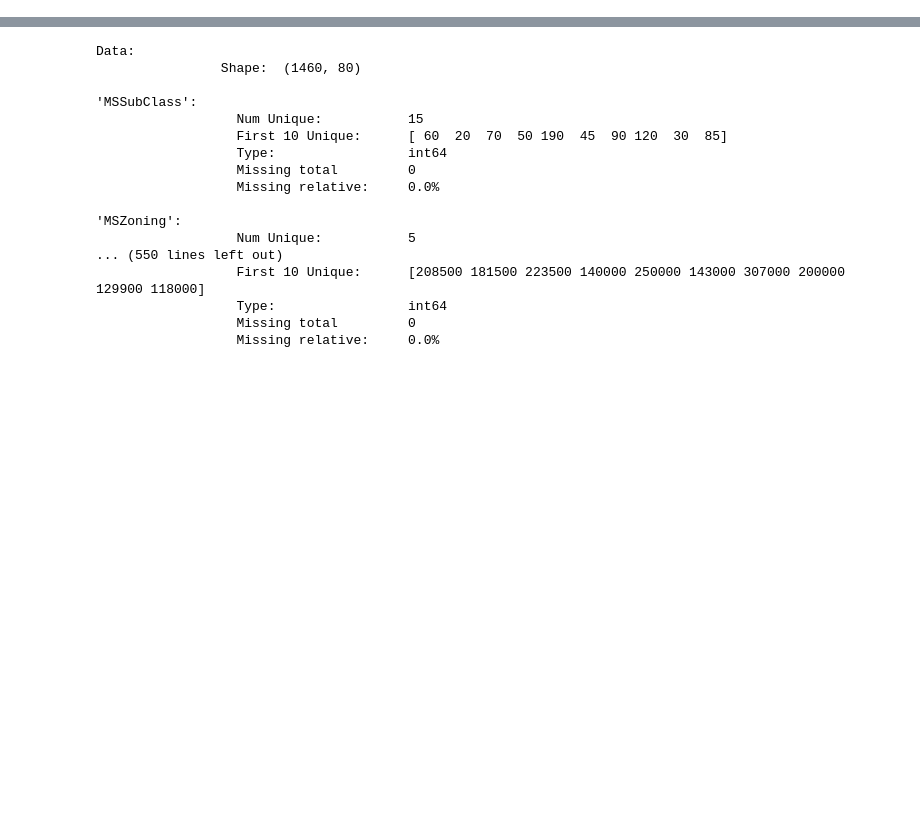
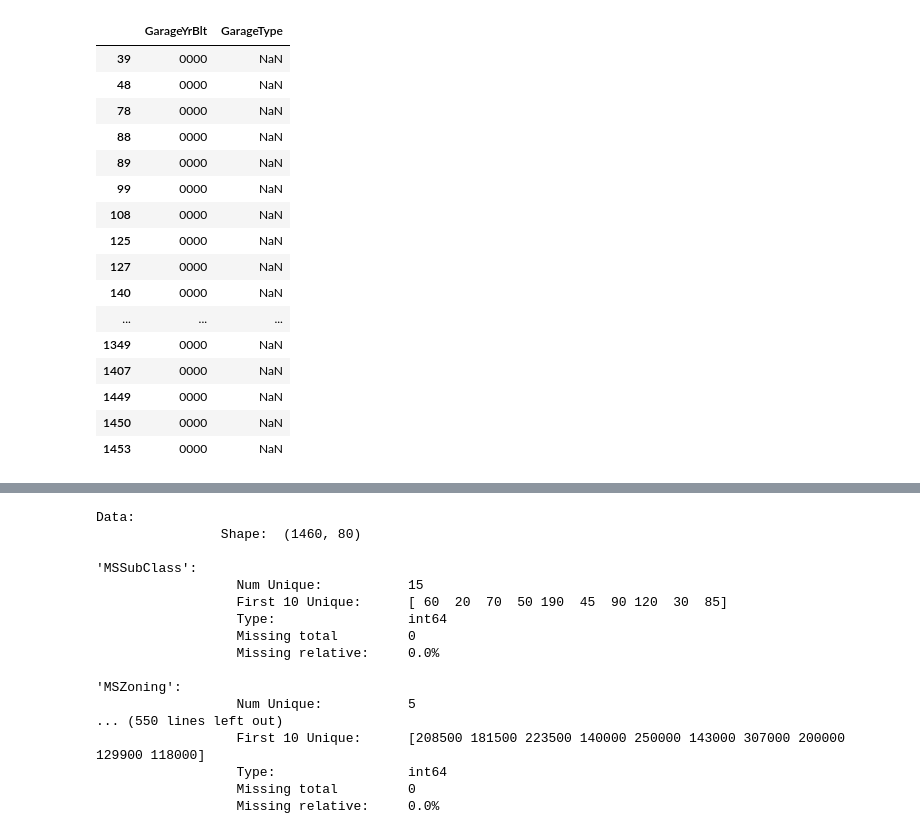
Before and after one commit to michi-jeremias/eda, a Jupyter notebook: Untitled.ipynb, the cells around one changed output, grey strips where cells are left out. Saved outputs shown, nothing was run; the diff lists cells and outputs as text; code cells hidden in the pictures; blank space fills up the shorter version.

```diff
--- a/Untitled.ipynb
+++ b/Untitled.ipynb
@@ -99,3 +127,23 @@ dftrain['Alley'].isnull().sum()
+# %%
+dfgarage[dfgarage.isna().any(axis=1)]
+# %% [output]
+|  | GarageYrBlt | GarageType |
+| 39 | 0000 | NaN |
+| 48 | 0000 | NaN |
+| 78 | 0000 | NaN |
+| 88 | 0000 | NaN |
+| 89 | 0000 | NaN |
+| 99 | 0000 | NaN |
+| 108 | 0000 | NaN |
+| 125 | 0000 | NaN |
+| 127 | 0000 | NaN |
+| 140 | 0000 | NaN |
+| ... | ... | ... |
+| 1349 | 0000 | NaN |
+| 1407 | 0000 | NaN |
+| 1449 | 0000 | NaN |
+| 1450 | 0000 | NaN |
+| 1453 | 0000 | NaN |
 # %%
 # plt.figure(figsize=(5,3), dpi = 100)
 sns.histplot(dftrain['LotFrontage'], color="dodgerblue")
```
Also changed, not shown: parts of 23 cells of this notebook.
